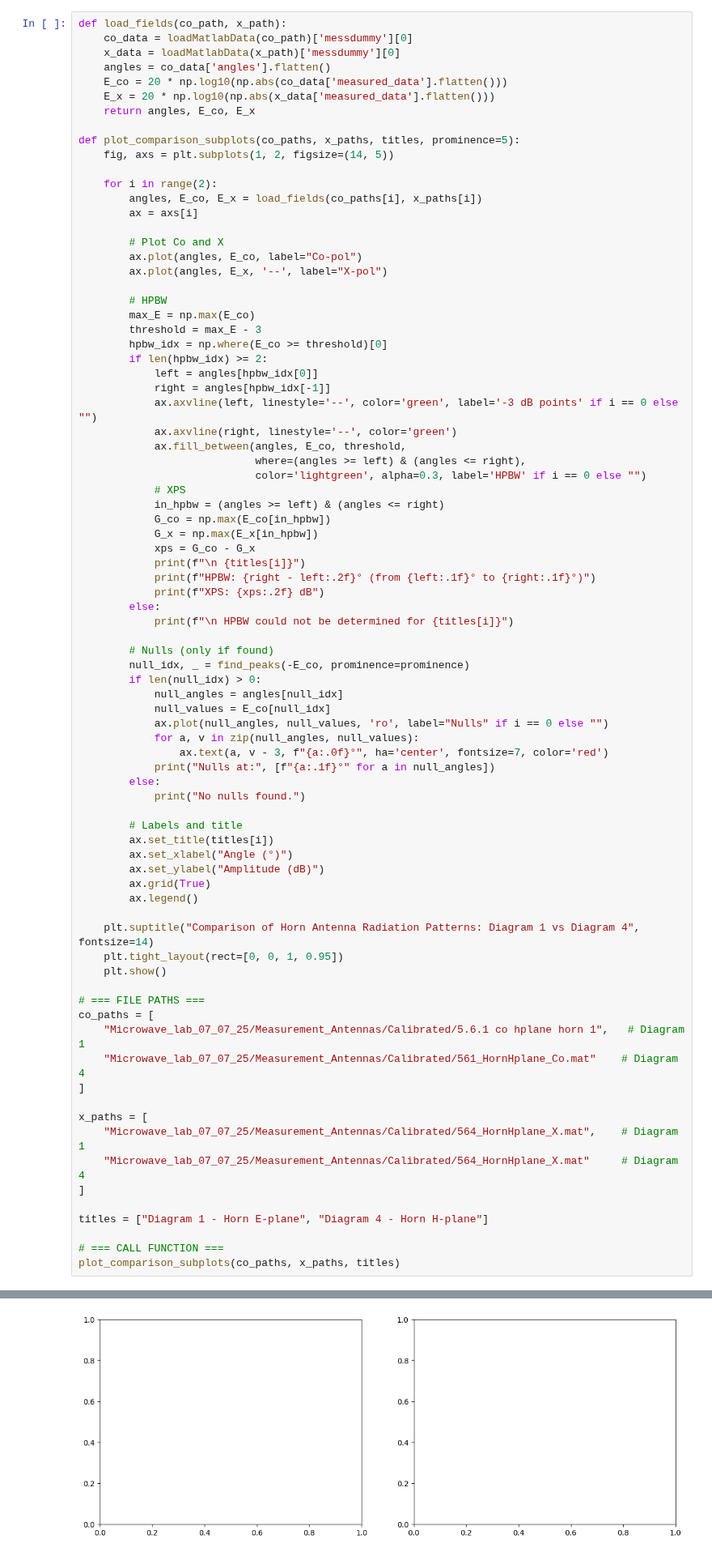
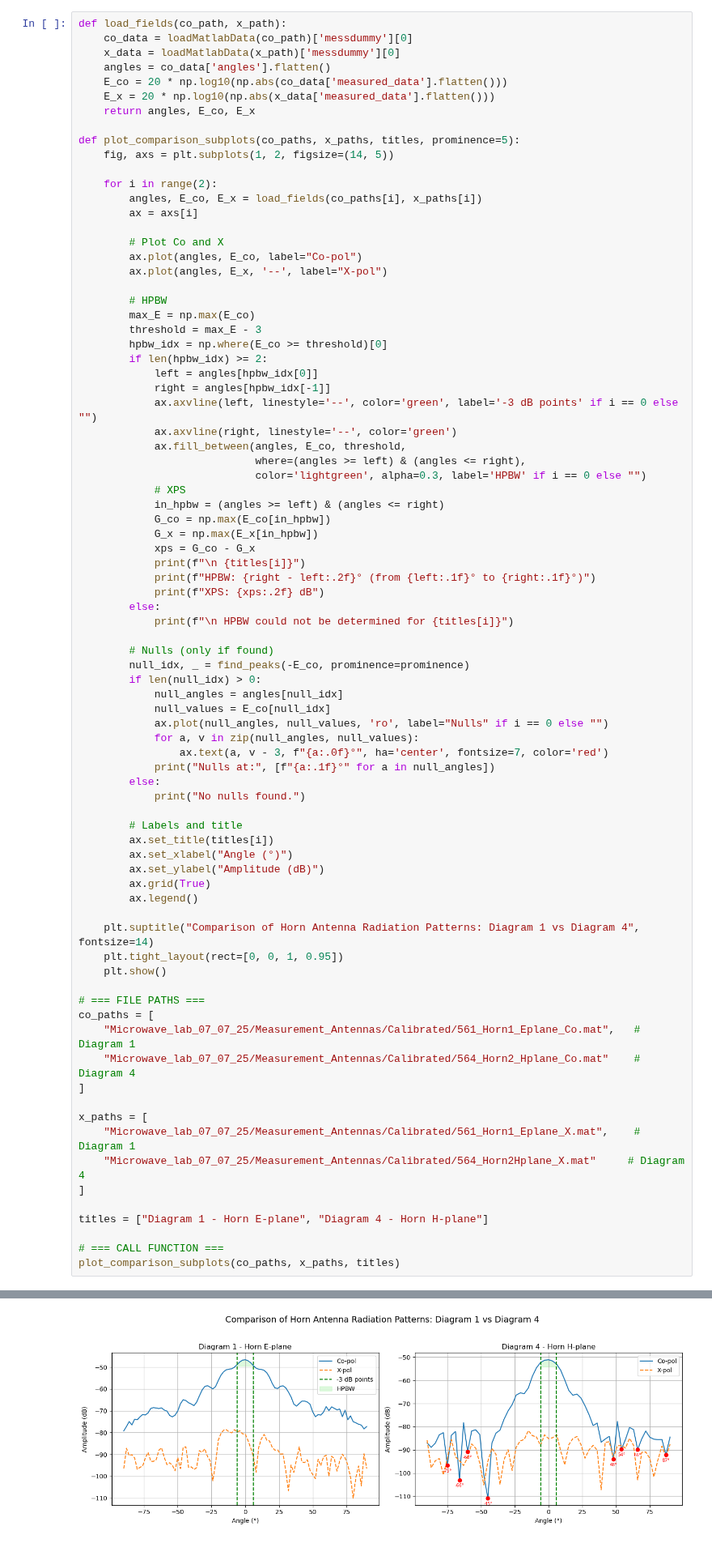
Before and after one commit to NortheLo/Microwave_Eng_Lab, a Jupyter notebook: Lab5_Antennas/Lab5_Antennas_Group1.ipynb, the cells around one changed output, grey strips where cells are left out. Shown at 81% size. Saved outputs shown, nothing was run; the diff lists cells and outputs as text.

Commit message:
Fixed the plot naming problems for last task in 5.6. further problems

```diff
--- a/Lab5_Antennas/Lab5_Antennas_Group1.ipynb
+++ b/Lab5_Antennas/Lab5_Antennas_Group1.ipynb
@@ -332,13 +332,13 @@ def plot_comparison_subplots(co_paths, x_paths, titles, prominence=5):
 
 # === FILE PATHS ===
 co_paths = [
-    "Microwave_lab_07_07_25/Measurement_Antennas/Calibrated/5.6.1 co hplane horn 1",   # Diagram 1
-    "Microwave_lab_07_07_25/Measurement_Antennas/Calibrated/561_HornHplane_Co.mat"    # Diagram 4
+    "Microwave_lab_07_07_25/Measurement_Antennas/Calibrated/561_Horn1_Eplane_Co.mat",   # Diagram 1
+    "Microwave_lab_07_07_25/Measurement_Antennas/Calibrated/564_Horn2_Hplane_Co.mat"    # Diagram 4
 ]
 
 x_paths = [
-    "Microwave_lab_07_07_25/Measurement_Antennas/Calibrated/564_HornHplane_X.mat",    # Diagram 1
-    "Microwave_lab_07_07_25/Measurement_Antennas/Calibrated/564_HornHplane_X.mat"     # Diagram 4
+    "Microwave_lab_07_07_25/Measurement_Antennas/Calibrated/561_Horn1_Eplane_X.mat",    # Diagram 1
+    "Microwave_lab_07_07_25/Measurement_Antennas/Calibrated/564_Horn2Hplane_X.mat"     # Diagram 4
 ]
 
 titles = ["Diagram 1 - Horn E-plane", "Diagram 4 - Horn H-plane"]
@@ -350,4 +358,4 @@ FileNotFoundError: [Errno 2] No such file or directory: 'Microwave_lab_07_07_25/
-[figure, old version]
+[figure, new version]
 # %% [markdown]
 <span style="color:red">ASNWER HERE</span>
 # %% [markdown]
```
Also changed, not shown: parts of 1 cell of this notebook, 6 other files.
